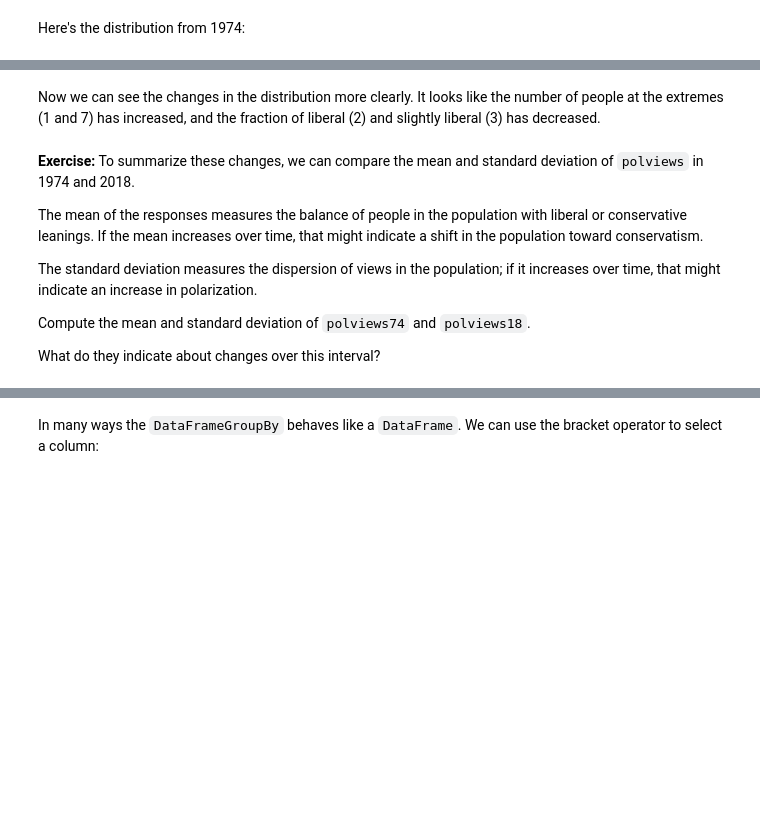
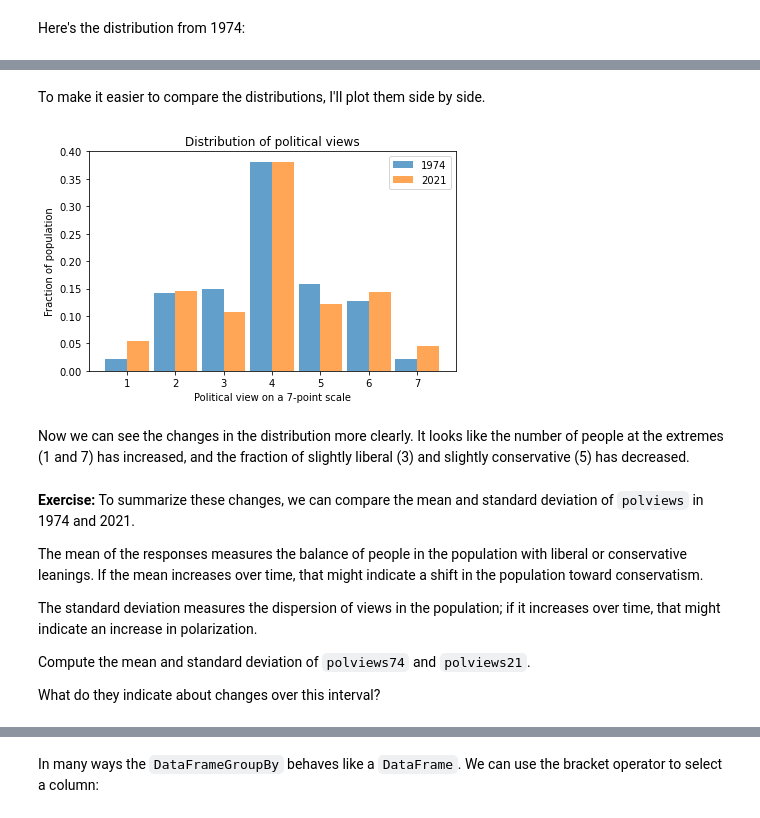
Before and after one commit to AllenDowney/PoliticalAlignmentCaseStudy, a Jupyter notebook: 02_polviews.ipynb, the cells around one changed output, grey strips where cells are left out. Drawn from its saved outputs; the diff is of its cells as text; code cells hidden in the pictures; blank space fills up the shorter version.

```diff
--- a/02_polviews.ipynb
+++ b/02_polviews.ipynb
@@ -180,21 +209,25 @@ To make it easier to compare the distributions, I'll plot them side by side.
+# %% [markdown]
+To make it easier to compare the distributions, I'll plot them side by side.
 # %%
 pmf74.bar(label='1974', width=-0.45, align='edge', alpha=0.7)
 
-pmf18.bar(label='2018', width=0.45, align='edge', alpha=0.7)
+pmf21.bar(label='2021', width=0.45, align='edge', alpha=0.7)
 
 decorate(xlabel='Political view on a 7-point scale',
          ylabel='Fraction of population',
          title='Distribution of political views')
+# %% [output]
+[figure, added]
 # %% [markdown]
-Now we can see the changes in the distribution more clearly.  It looks like the number of people at the extremes (1 and 7) has increased, and the fraction of liberal (2) and slightly liberal (3) has decreased.
+Now we can see the changes in the distribution more clearly.  It looks like the number of people at the extremes (1 and 7) has increased, and the fraction of slightly liberal (3) and slightly conservative (5) has decreased.
 # %% [markdown]
-**Exercise:** To summarize these changes, we can compare the mean and standard deviation of `polviews` in 1974 and 2018.
+**Exercise:** To summarize these changes, we can compare the mean and standard deviation of `polviews` in 1974 and 2021.
 
 The mean of the responses measures the balance of people in the population with liberal or conservative leanings.  If the mean increases over time, that might indicate a shift in the population toward conservatism.
 
 The standard deviation measures the dispersion of views in the population; if it increases over time, that might indicate an increase in polarization.
 
-Compute the mean and standard deviation of `polviews74` and `polviews18`.
+Compute the mean and standard deviation of `polviews74` and `polviews21`.
 
 What do they indicate about changes over this interval?
 # %%
```
Also changed, not shown: parts of 55 cells of this notebook.
